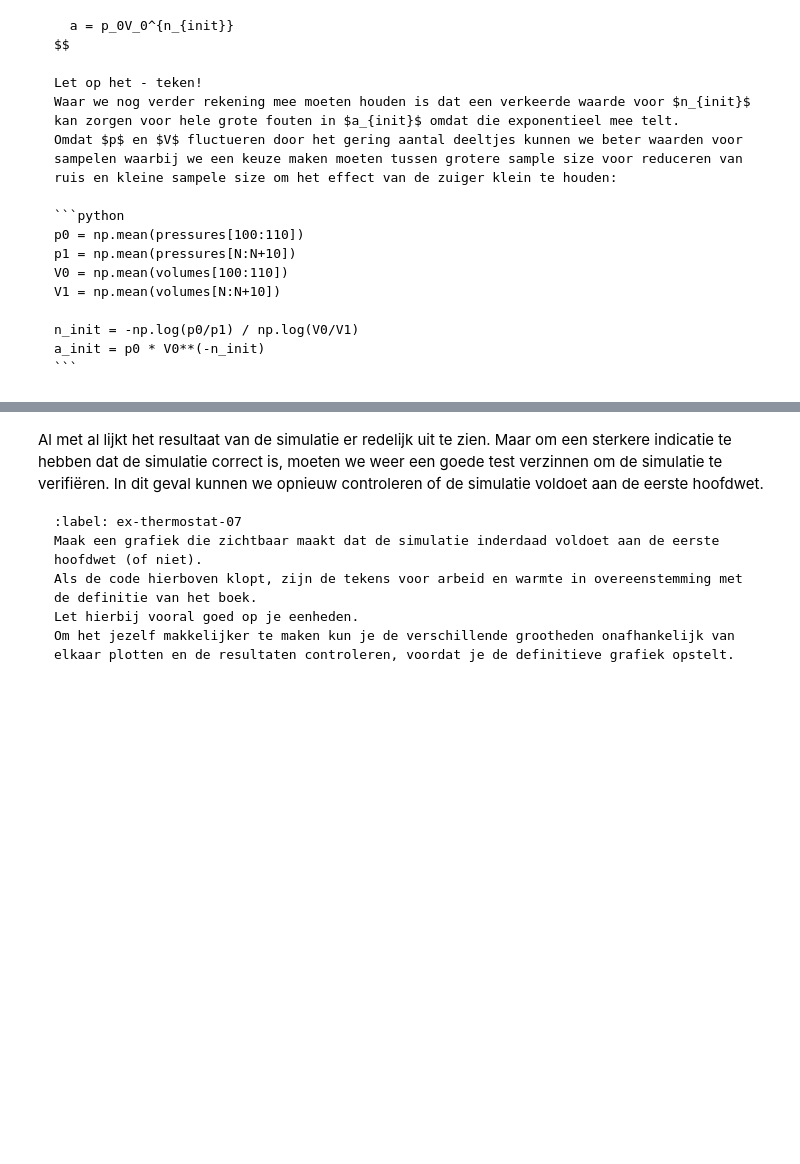
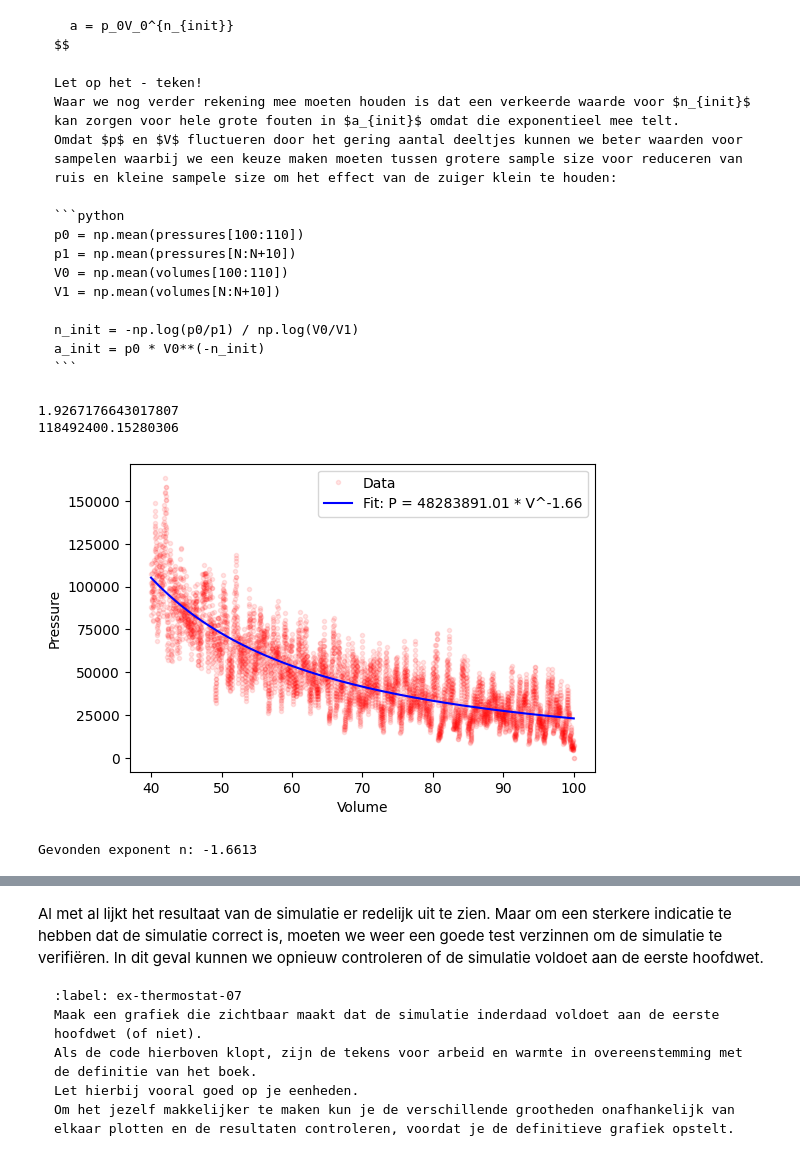
Before and after one commit to qsanson/Kwadraat, a Jupyter notebook: Content/PySim/8_thermostaat.ipynb, the cells around one changed output, grey strips where cells are left out. Cells and saved outputs as stored; diff of their text form; code cells hidden in the pictures; blank space fills up the shorter version.

```diff
--- a/Content/PySim/8_thermostaat.ipynb
+++ b/Content/PySim/8_thermostaat.ipynb
@@ -132,11 +132,18 @@ def create_particles(particles):
         particles.append(ParticleClass(m=1.0, v=[vx, vy], r=[x, y], R=RADIUS))
 
 def temperature(particles) -> float:
-    temp = 0.0
+    if not particles:
+        return 0.0
 
-#your code/answer
+    Fdims = particles[0].v.size
+    Np = len(particles)
 
-    return temp
+    sum_m_v2 = 0.0
+    for p in particles:
+        sum_m_v2 += p.m * np.dot(p.v, p.v)
+
+    T = sum_m_v2 / (Fdims * Np * k_B)
+    return float(T)
 
 def handle_collisions(particles):
     """ alle onderlinge botsingen afhandelen voor deeltjes in lijst """
@@ -345,11 +366,31 @@ n_init = -np.log(p0/p1) / np.log(V0/V1)
 a_init = p0 * V0**(n_init)
 print(n_init)
 print(a_init)
+# %% [output]
+1.9267176643017807
+118492400.15280306
 # %%
 def power_law(vol, a, n):
     return a * vol**n
 
-#your code/answer
+variables, covariance = curve_fit(power_law, volumes, pressures, p0=[a_init, -1.0])
+
+# Resultaten ophalen
+a_fit, n_fit = variables
+
+# Plot de fit over de data
+plt.figure(figsize=(6, 4))
+plt.plot(volumes, pressures, 'r.', alpha=0.1, label='Data')
+plt.plot(volumes, power_law(volumes, *variables), 'b-', label=f'Fit: P = {a_fit:.2f} * V^{n_fit:.2f}')
+plt.xlabel('Volume')
+plt.ylabel('Pressure')
+plt.legend()
+plt.show()
+
+print(f"Gevonden exponent n: {n_fit:.4f}")
+# %% [output]
+[figure, added]
+Gevonden exponent n: -1.6613
 # %% [markdown]
 Je ziet dat de exponent van dit $(P,V)$-diagram net niet overeenkomt met de ideale verwachting.
 
```
Also changed, not shown: parts of 6 cells of this notebook.
